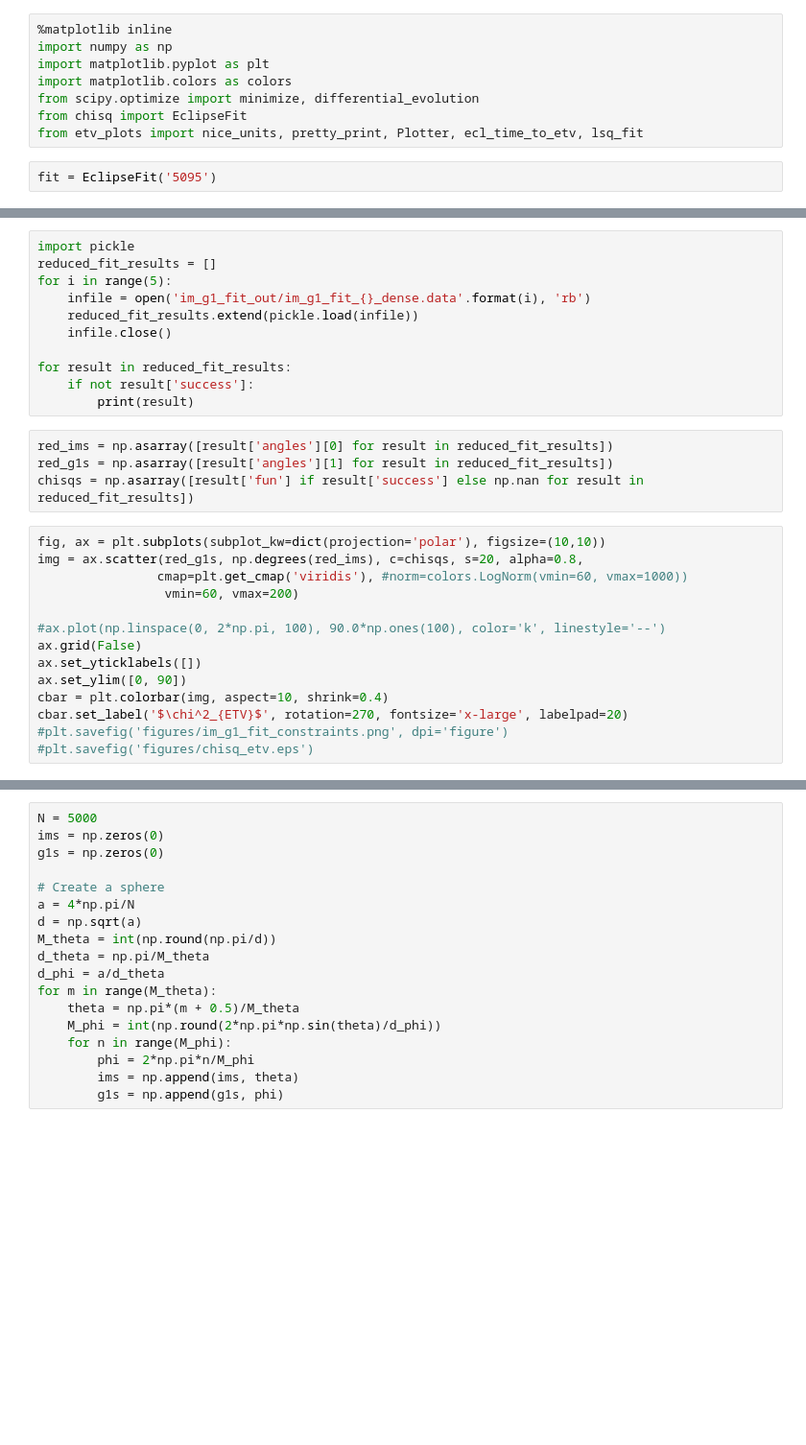
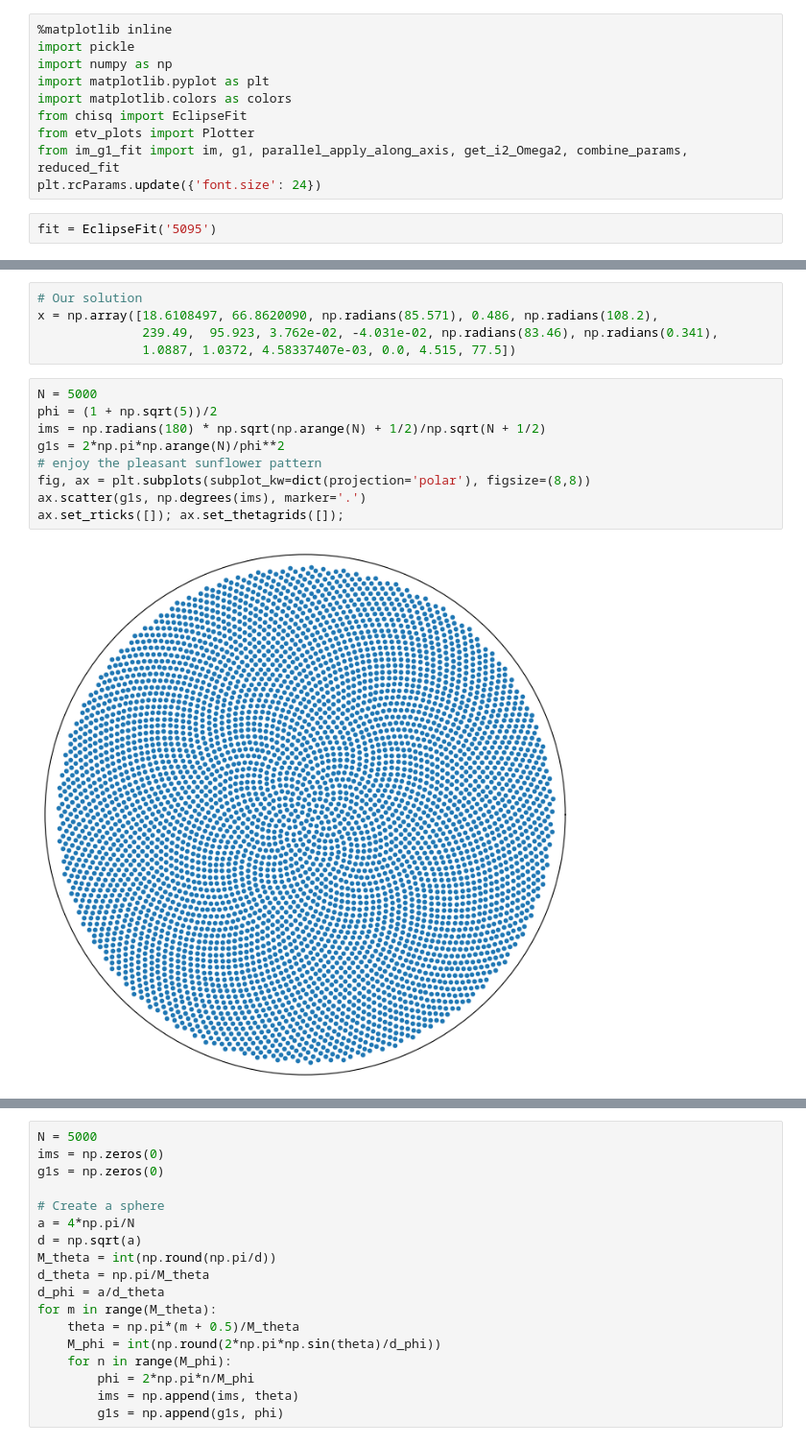
Before and after one commit to goldbergmax/etv-fit, a Jupyter notebook: dbdt.ipynb, the cells around one changed output, grey strips where cells are left out. Shown at 96% size. Drawn from its saved outputs; the diff is of its cells as text; blank space fills up the shorter version.

```diff
--- a/dbdt.ipynb
+++ b/dbdt.ipynb
@@ -1,10 +1,12 @@
 # %%
 %matplotlib inline
+import pickle
 import numpy as np
 import matplotlib.pyplot as plt
 import matplotlib.colors as colors
-from scipy.optimize import minimize, differential_evolution
 from chisq import EclipseFit
-from etv_plots import nice_units, pretty_print, Plotter, ecl_time_to_etv, lsq_fit
+from etv_plots import Plotter
+from im_g1_fit import im, g1, parallel_apply_along_axis, get_i2_Omega2, combine_params, reduced_fit
+plt.rcParams.update({'font.size': 24})
 # %%
 fit = EclipseFit('5095')
@@ -292,29 +13,16 @@ plt.tight_layout()
-# %%
-import pickle
-reduced_fit_results = []
-for i in range(5):
-    infile = open('im_g1_fit_out/im_g1_fit_{}_dense.data'.format(i), 'rb')
-    reduced_fit_results.extend(pickle.load(infile))
-    infile.close()
-
-for result in reduced_fit_results:
-    if not result['success']:
-        print(result)
-# %%
-red_ims = np.asarray([result['angles'][0] for result in reduced_fit_results])
-red_g1s = np.asarray([result['angles'][1] for result in reduced_fit_results])
-chisqs = np.asarray([result['fun'] if result['success'] else np.nan for result in reduced_fit_results])
-# %%
-fig, ax = plt.subplots(subplot_kw=dict(projection='polar'), figsize=(10,10))
-img = ax.scatter(red_g1s, np.degrees(red_ims), c=chisqs, s=20, alpha=0.8,
-                cmap=plt.get_cmap('viridis'), #norm=colors.LogNorm(vmin=60, vmax=1000))
-                 vmin=60, vmax=200)
-
-#ax.plot(np.linspace(0, 2*np.pi, 100), 90.0*np.ones(100), color='k', linestyle='--')
-ax.grid(False)
-ax.set_yticklabels([])
-ax.set_ylim([0, 90])
-cbar = plt.colorbar(img, aspect=10, shrink=0.4)
-cbar.set_label('$\chi^2_{ETV}$', rotation=270, fontsize='x-large', labelpad=20)
-#plt.savefig('figures/im_g1_fit_constraints.png', dpi='figure')
-#plt.savefig('figures/chisq_etv.eps')
+# %%
+# Our solution
+x = np.array([18.6108497, 66.8620090, np.radians(85.571), 0.486, np.radians(108.2),
+              239.49,  95.923, 3.762e-02, -4.031e-02, np.radians(83.46), np.radians(0.341),
+              1.0887, 1.0372, 4.58337407e-03, 0.0, 4.515, 77.5])
+# %%
+N = 5000
+phi = (1 + np.sqrt(5))/2
+ims = np.radians(180) * np.sqrt(np.arange(N) + 1/2)/np.sqrt(N + 1/2)
+g1s = 2*np.pi*np.arange(N)/phi**2
+# enjoy the pleasant sunflower pattern
+fig, ax = plt.subplots(subplot_kw=dict(projection='polar'), figsize=(8,8))
+ax.scatter(g1s, np.degrees(ims), marker='.')
+ax.set_rticks([]); ax.set_thetagrids([]);
+# %% [output]
+[figure, added]
```
Also changed, not shown: parts of 39 cells of this notebook, 12 other files.
